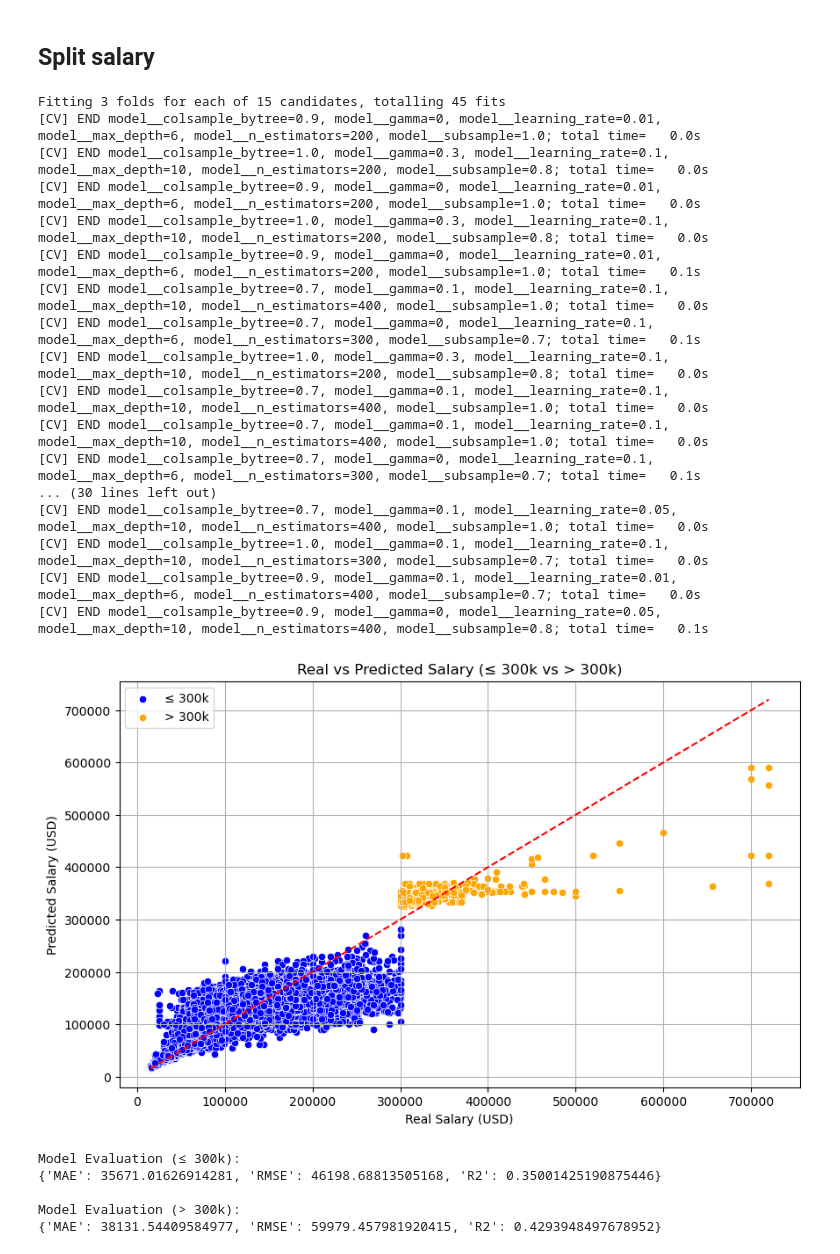
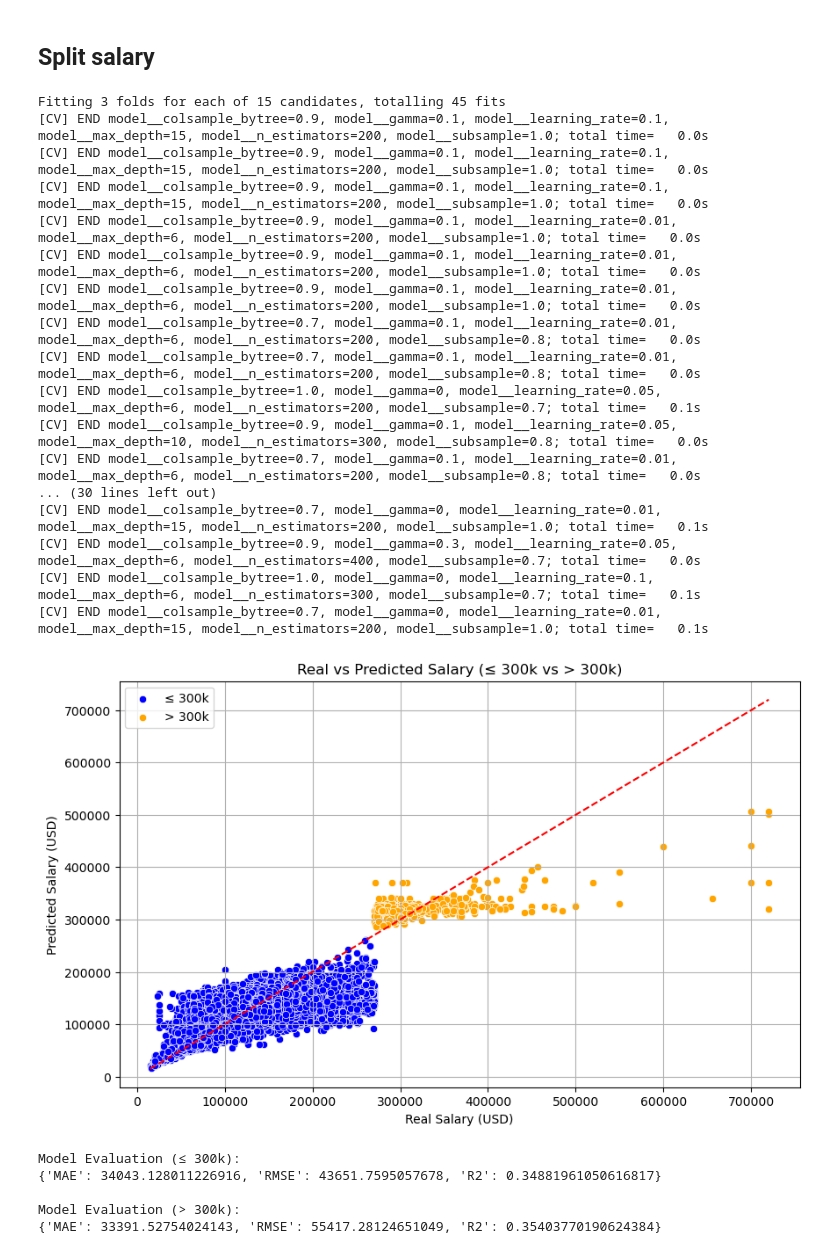
Before and after one commit to isnotJack/AI-project, a Jupyter notebook: 3_regression.ipynb, the cells around one changed output. Cells and saved outputs as stored; diff of their text form; code cells hidden in the pictures.

```diff
--- a/3_regression.ipynb
+++ b/3_regression.ipynb
@@ -863,8 +1055,8 @@ import matplotlib.pyplot as plt
 import seaborn as sns
 
 # 1. Dividi i Dati in base al Salario
-df_below_300k = df[df['salary_in_usd'] <= 300000]
-df_above_300k = df[df['salary_in_usd'] > 300000]
+df_below_300k = df[df['salary_in_usd'] <= 270000]
+df_above_300k = df[df['salary_in_usd'] > 270000]
 
 # 2. Prepara i Dataset
 X_below = df_below_300k.drop('salary_in_usd', axis=1)
@@ -941,51 +1133,51 @@ sns.scatterplot(x=df_above_300k['salary_in_usd'], y=y_pred_above, color='orange'
 plt.plot([min(df['salary_in_usd']), max(df['salary_in_usd'])],
          [min(df['salary_in_usd']), max(df['salary_in_usd'])], color='red', linestyle='--')
 plt.title("Real vs Predicted Salary (≤ 300k vs > 300k)")
 plt.xlabel("Real Salary (USD)")
 plt.ylabel("Predicted Salary (USD)")
 plt.grid(True)
 plt.legend()
 plt.show()
 
 # 10. Metriche Separate (Salari ≤ 300k e > 300k)
 results_above = {
     "MAE": mean_absolute_error(np.expm1(y_above), y_pred_above),
     "RMSE": np.sqrt(mean_squared_error(np.expm1(y_above), y_pred_above)),
     "R2": r2_score(np.expm1(y_above), y_pred_above)
 }
 
 results_below = {
     "MAE": mean_absolute_error(np.expm1(y_below), y_pred_below),
     "RMSE": np.sqrt(mean_squared_error(np.expm1(y_below), y_pred_below)),
     "R2": r2_score(np.expm1(y_below), y_pred_below)
 }
 
 print("\nModel Evaluation (≤ 300k):")
 print(results_below)
 
 print("\nModel Evaluation (> 300k):")
 print(results_above)
 # %% [output]
 Fitting 3 folds for each of 15 candidates, totalling 45 fits
-[CV] END model__colsample_bytree=0.9, model__gamma=0, model__learning_rate=0.01, model__max_depth=6, model__n_estimators=200, model__subsample=1.0; total time=   0.0s
-[CV] END model__colsample_bytree=1.0, model__gamma=0.3, model__learning_rate=0.1, model__max_depth=10, model__n_estimators=200, model__subsample=0.8; total time=   0.0s
-[CV] END model__colsample_bytree=0.9, model__gamma=0, model__learning_rate=0.01, model__max_depth=6, model__n_estimators=200, model__subsample=1.0; total time=   0.0s
-[CV] END model__colsample_bytree=1.0, model__gamma=0.3, model__learning_rate=0.1, model__max_depth=10, model__n_estimators=200, model__subsample=0.8; total time=   0.0s
-[CV] END model__colsample_bytree=0.9, model__gamma=0, model__learning_rate=0.01, model__max_depth=6, model__n_estimators=200, model__subsample=1.0; total time=   0.1s
-[CV] END model__colsample_bytree=0.7, model__gamma=0.1, model__learning_rate=0.1, model__max_depth=10, model__n_estimators=400, model__subsample=1.0; total time=   0.0s
-[CV] END model__colsample_bytree=0.7, model__gamma=0, model__learning_rate=0.1, model__max_depth=6, model__n_estimators=300, model__subsample=0.7; total time=   0.1s
-[CV] END model__colsample_bytree=1.0, model__gamma=0.3, model__learning_rate=0.1, model__max_depth=10, model__n_estimators=200, model__subsample=0.8; total time=   0.0s
-[CV] END model__colsample_bytree=0.7, model__gamma=0.1, model__learning_rate=0.1, model__max_depth=10, model__n_estimators=400, model__subsample=1.0; total time=   0.0s
-[CV] END model__colsample_bytree=0.7, model__gamma=0.1, model__learning_rate=0.1, model__max_depth=10, model__n_estimators=400, model__subsample=1.0; total time=   0.0s
-[CV] END model__colsample_bytree=0.7, model__gamma=0, model__learning_rate=0.1, model__max_depth=6, model__n_estimators=300, model__subsample=0.7; total time=   0.1s
+[CV] END model__colsample_bytree=0.9, model__gamma=0.1, model__learning_rate=0.1, model__max_depth=15, model__n_estimators=200, model__subsample=1.0; total time=   0.0s
+[CV] END model__colsample_bytree=0.9, model__gamma=0.1, model__learning_rate=0.1, model__max_depth=15, model__n_estimators=200, model__subsample=1.0; total time=   0.0s
+[CV] END model__colsample_bytree=0.9, model__gamma=0.1, model__learning_rate=0.1, model__max_depth=15, model__n_estimators=200, model__subsample=1.0; total time=   0.0s
+[CV] END model__colsample_bytree=0.9, model__gamma=0.1, model__learning_rate=0.01, model__max_depth=6, model__n_estimators=200, model__subsample=1.0; total time=   0.0s
+[CV] END model__colsample_bytree=0.9, model__gamma=0.1, model__learning_rate=0.01, model__max_depth=6, model__n_estimators=200, model__subsample=1.0; total time=   0.0s
+[CV] END model__colsample_bytree=0.9, model__gamma=0.1, model__learning_rate=0.01, model__max_depth=6, model__n_estimators=200, model__subsample=1.0; total time=   0.0s
+[CV] END model__colsample_bytree=0.7, model__gamma=0.1, model__learning_rate=0.01, model__max_depth=6, model__n_estimators=200, model__subsample=0.8; total time=   0.0s
+[CV] END model__colsample_bytree=0.7, model__gamma=0.1, model__learning_rate=0.01, model__max_depth=6, model__n_estimators=200, model__subsample=0.8; total time=   0.0s
+[CV] END model__colsample_bytree=1.0, model__gamma=0, model__learning_rate=0.05, model__max_depth=6, model__n_estimators=200, model__subsample=0.7; total time=   0.1s
+[CV] END model__colsample_bytree=0.9, model__gamma=0.1, model__learning_rate=0.05, model__max_depth=10, model__n_estimators=300, model__subsample=0.8; total time=   0.0s
+[CV] END model__colsample_bytree=0.7, model__gamma=0.1, model__learning_rate=0.01, model__max_depth=6, model__n_estimators=200, model__subsample=0.8; total time=   0.0s
 ... (30 lines left out)
-[CV] END model__colsample_bytree=0.7, model__gamma=0.1, model__learning_rate=0.05, model__max_depth=10, model__n_estimators=400, model__subsample=1.0; total time=   0.0s
-[CV] END model__colsample_bytree=1.0, model__gamma=0.1, model__learning_rate=0.1, model__max_depth=10, model__n_estimators=300, model__subsample=0.7; total time=   0.0s
-[CV] END model__colsample_bytree=0.9, model__gamma=0.1, model__learning_rate=0.01, model__max_depth=6, model__n_estimators=400, model__subsample=0.7; total time=   0.0s
-[CV] END model__colsample_bytree=0.9, model__gamma=0, model__learning_rate=0.05, model__max_depth=10, model__n_estimators=400, model__subsample=0.8; total time=   0.1s
+[CV] END model__colsample_bytree=0.7, model__gamma=0, model__learning_rate=0.01, model__max_depth=15, model__n_estimators=200, model__subsample=1.0; total time=   0.1s
+[CV] END model__colsample_bytree=0.9, model__gamma=0.3, model__learning_rate=0.05, model__max_depth=6, model__n_estimators=400, model__subsample=0.7; total time=   0.0s
+[CV] END model__colsample_bytree=1.0, model__gamma=0, model__learning_rate=0.1, model__max_depth=6, model__n_estimators=300, model__subsample=0.7; total time=   0.1s
+[CV] END model__colsample_bytree=0.7, model__gamma=0, model__learning_rate=0.01, model__max_depth=15, model__n_estimators=200, model__subsample=1.0; total time=   0.1s
-[figure, old version]
+[figure, new version]
 Model Evaluation (≤ 300k):
-{'MAE': 35671.01626914281, 'RMSE': 46198.68813505168, 'R2': 0.35001425190875446}
+{'MAE': 34043.128011226916, 'RMSE': 43651.7595057678, 'R2': 0.34881961050616817}
 
 Model Evaluation (> 300k):
-{'MAE': 38131.54409584977, 'RMSE': 59979.457981920415, 'R2': 0.4293948497678952}
+{'MAE': 33391.52754024143, 'RMSE': 55417.28124651049, 'R2': 0.35403770190624384}
```
Also changed, not shown: parts of 5 cells of this notebook.
